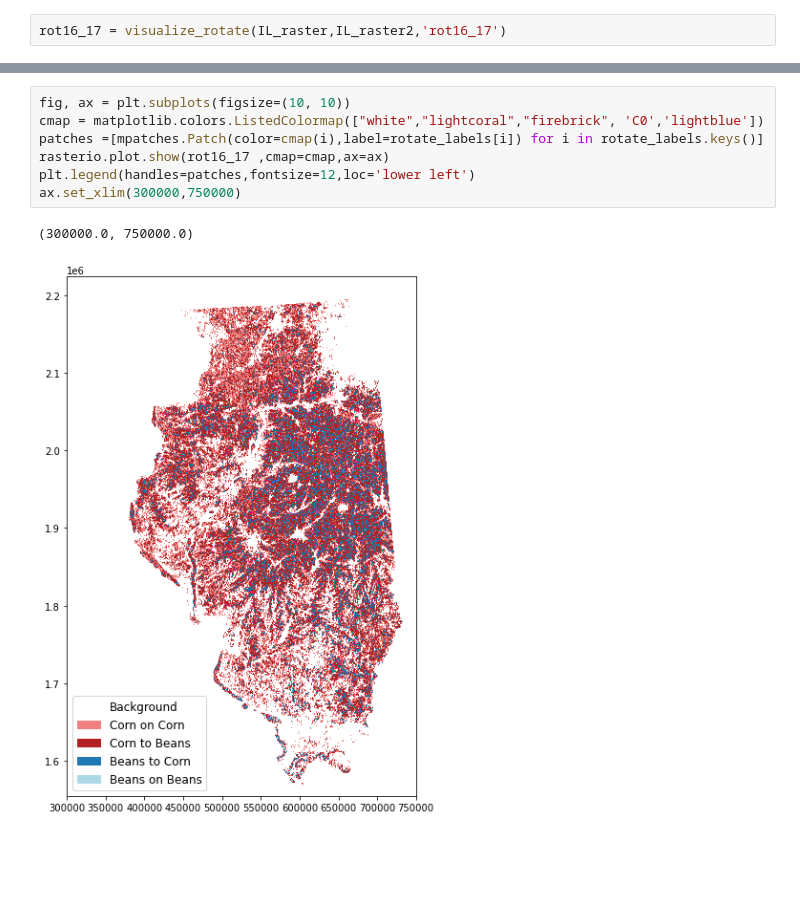
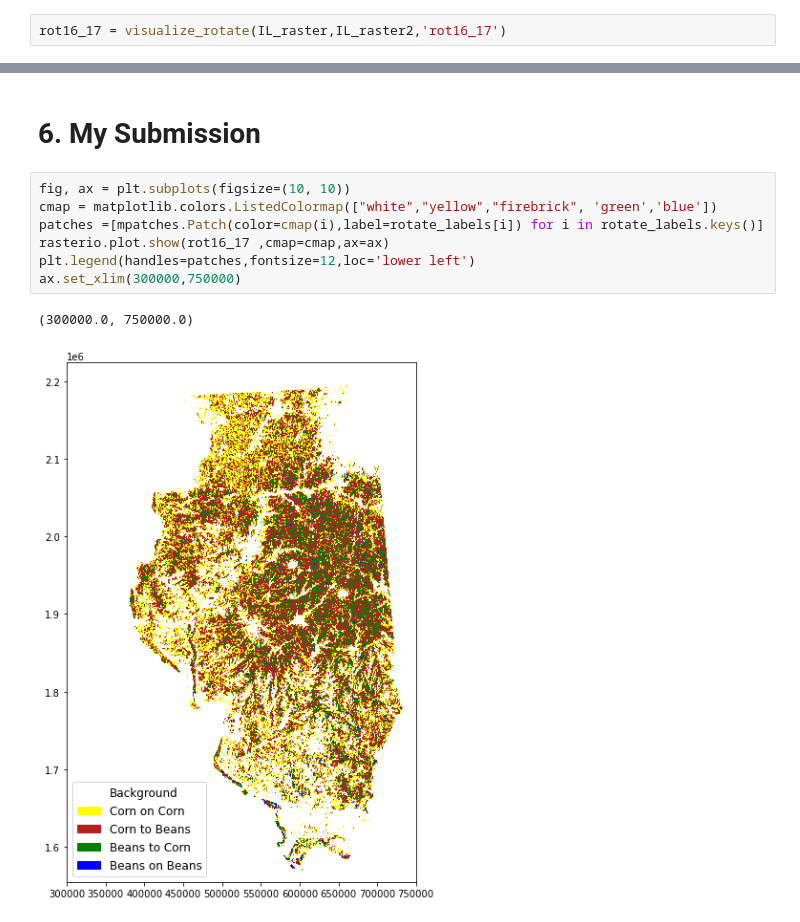
Before and after one commit to iw2/test, a Jupyter notebook: HW2_Werries.ipynb, the cells around one changed output, grey strips where cells are left out. Drawn from its saved outputs; the diff is of its cells as text; blank space fills up the shorter version.

```diff
--- a/HW2_Werries.ipynb
+++ b/HW2_Werries.ipynb
@@ -274,10 +295,12 @@ rot16_17
+# %% [markdown]
+# 6. My Submission
 # %%
 fig, ax = plt.subplots(figsize=(10, 10))
-cmap = matplotlib.colors.ListedColormap(["white","lightcoral","firebrick", 'C0','lightblue'])
+cmap = matplotlib.colors.ListedColormap(["white","yellow","firebrick", 'green','blue'])
 patches =[mpatches.Patch(color=cmap(i),label=rotate_labels[i]) for i in rotate_labels.keys()]
 rasterio.plot.show(rot16_17 ,cmap=cmap,ax=ax)
 plt.legend(handles=patches,fontsize=12,loc='lower left')
 ax.set_xlim(300000,750000)
 # %% [output]
 (300000.0, 750000.0)
-[figure, old version]
+[figure, new version]
```
Also changed, not shown: parts of 9 cells of this notebook.
